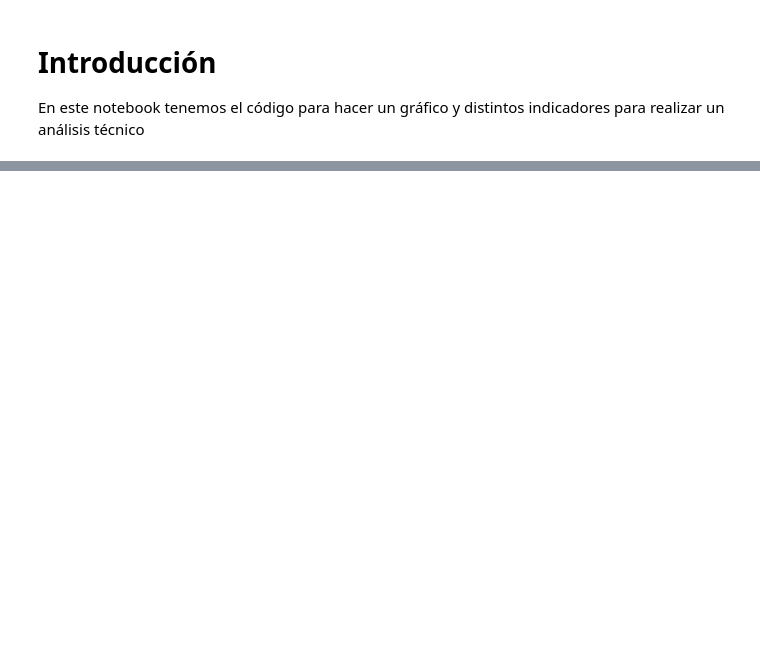
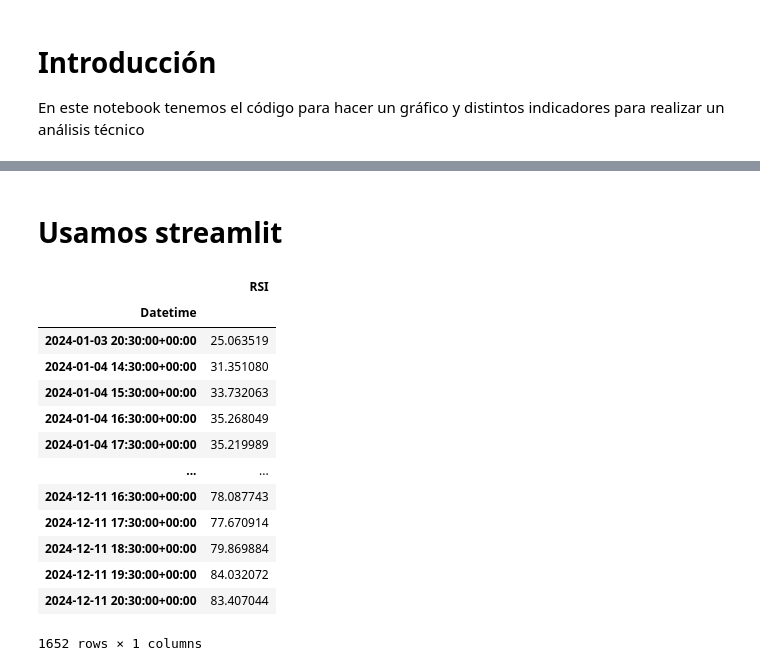
Before and after one commit to nestorap/sotck_app, a Jupyter notebook: notebooks/analisis_tecnico.ipynb, the cells around one changed output, grey strips where cells are left out. Drawn from its saved outputs; the diff is of its cells as text; code cells hidden in the pictures; blank space fills up the shorter version.

```diff
--- a/notebooks/analisis_tecnico.ipynb
+++ b/notebooks/analisis_tecnico.ipynb
@@ -57,20 +106,42 @@ def on_timeframe_selection(chart):  # Called when the user changes the timeframe
     if new_data.empty:
         return
     chart.set(new_data, True)
+# %%
+# RSI
+def calculate_rsi(df: pd.DataFrame, period: int = 14) -> pd.DataFrame:
+    delta = df['close'].diff()  # Calcula los cambios entre precios consecutivos
+    gain = (delta.where(delta > 0, 0)).rolling(window=period).mean()  # Promedio de ganancias
+    loss = (-delta.where(delta < 0, 0)).rolling(window=period).mean()  # Promedio de pérdidas
+
+    rs = gain / loss  # Relative Strength
+    rsi = 100 - (100 / (1 + rs))  # RSI fórmula
+
+    return pd.DataFrame(
+        {
+            #'time': df.index,
+            'RSI': rsi
+        }
+    ).dropna()
 # %%
 # Instanciamos el gráfico
 chart = Chart(toolbox=True)
+chart2 = chart.create_subchart(position='left', width=1, height=0.2, sync=True)
+chart.watermark('1')
+chart2.watermark('2')
+# line = chart2.create_line()
+# chart.events.search += on_search
+# chart.topbar.textbox('symbol', 'TSLA')
 
-chart.events.search += on_search
-chart.topbar.textbox('symbol', 'TSLA')
+# chart.topbar.switcher(
+#     'timeframe', ('1min', '5min', '1d'),
+#     func=on_timeframe_selection
+# )
+df = get_bar_data('TSLA', start_date, end_date, interval)
+rsi =  calculate_rsi(df=df, period=14)
 
-chart.topbar.switcher(
-    'timeframe', ('1min', '5min', '1d'),
-    func=on_timeframe_selection
-)
-df = get_bar_data('TSLA', start_date, end_date, interval)
 chart.set(df)
-
+chart2.set(df)
+# line.set(rsi)
 # chart.horizontal_line(200, func=on_horizontal_line_move)
 
 chart.show(block=True)
@@ -82,0 +151,19 @@ RuntimeError: asyncio.run() cannot be called from a running event loop
+# %% [markdown]
+# Usamos streamlit
+# %%
+rsi
+# %% [output]
+|  | RSI |
+| Datetime |  |
+| 2024-01-03 20:30:00+00:00 | 25.063519 |
+| 2024-01-04 14:30:00+00:00 | 31.351080 |
+| 2024-01-04 15:30:00+00:00 | 33.732063 |
+| 2024-01-04 16:30:00+00:00 | 35.268049 |
+| 2024-01-04 17:30:00+00:00 | 35.219989 |
+| ... | ... |
+| 2024-12-11 16:30:00+00:00 | 78.087743 |
+| 2024-12-11 17:30:00+00:00 | 77.670914 |
+| 2024-12-11 18:30:00+00:00 | 79.869884 |
+| 2024-12-11 19:30:00+00:00 | 84.032072 |
+| 2024-12-11 20:30:00+00:00 | 83.407044 |
+1652 rows × 1 columns
```
Also changed, not shown: parts of 7 cells of this notebook, 2 other files.
